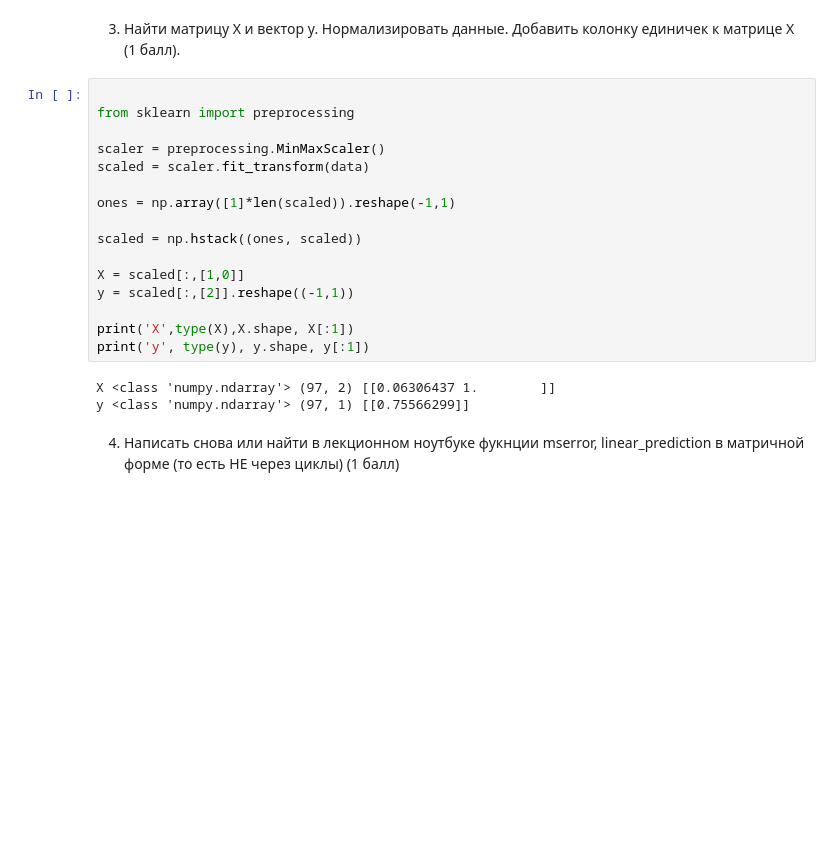
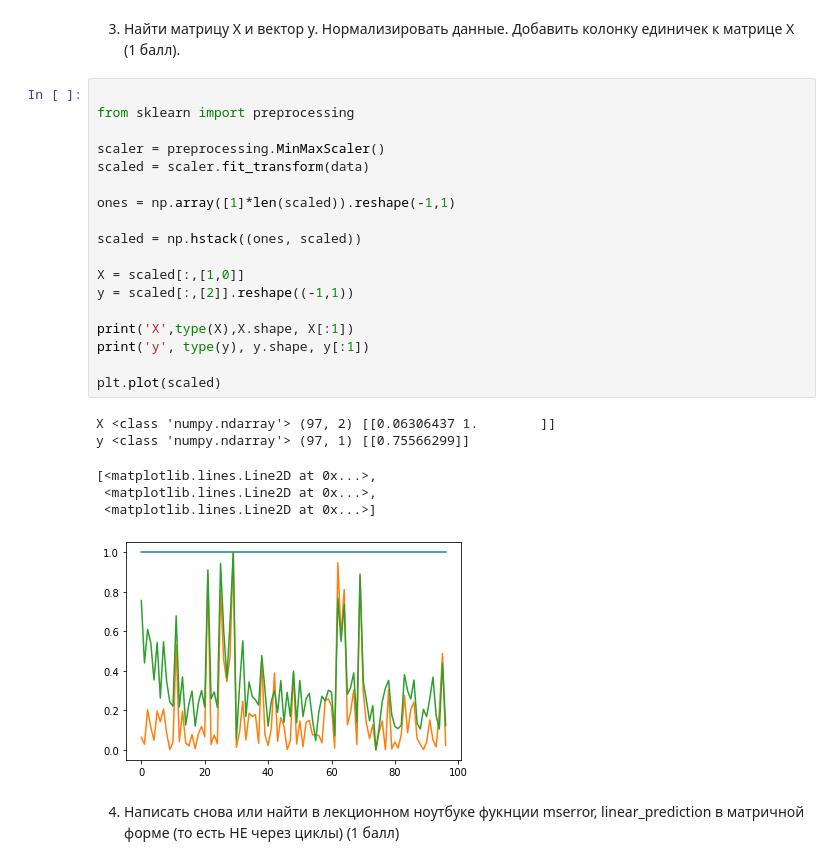
Before and after one commit to evoancarthur/DSML, a Jupyter notebook: Lecture2/ex1data1/ex1data1.ipynb, the cells around one changed output. Saved outputs shown, nothing was run; the diff lists cells and outputs as text; blank space fills up the shorter version.

```diff
--- a/Lecture2/ex1data1/ex1data1.ipynb
+++ b/Lecture2/ex1data1/ex1data1.ipynb
@@ -46,22 +46,28 @@ data.plot(kind='scatter', x='population', y='profit', title='зависимос
 # %%
 
 from sklearn import preprocessing
 
 scaler = preprocessing.MinMaxScaler()
 scaled = scaler.fit_transform(data)
 
 ones = np.array([1]*len(scaled)).reshape(-1,1)
 
 scaled = np.hstack((ones, scaled))
 
 X = scaled[:,[1,0]]
 y = scaled[:,[2]].reshape((-1,1))
 
 print('X',type(X),X.shape, X[:1])
 print('y', type(y), y.shape, y[:1])
+
+plt.plot(scaled)
 # %% [output]
 X <class 'numpy.ndarray'> (97, 2) [[0.06306437 1.        ]]
 y <class 'numpy.ndarray'> (97, 1) [[0.75566299]]
+[<matplotlib.lines.Line2D at 0x...>,
+ <matplotlib.lines.Line2D at 0x...>,
+ <matplotlib.lines.Line2D at 0x...>]
+[figure, added]
 # %% [markdown]
 4. Написать снова или найти в лекционном ноутбуке фукнции mserror, linear_prediction в матричной форме (то есть НЕ через циклы) (1 балл)
 # %%
```
Also changed, not shown: parts of 10 cells of this notebook.
